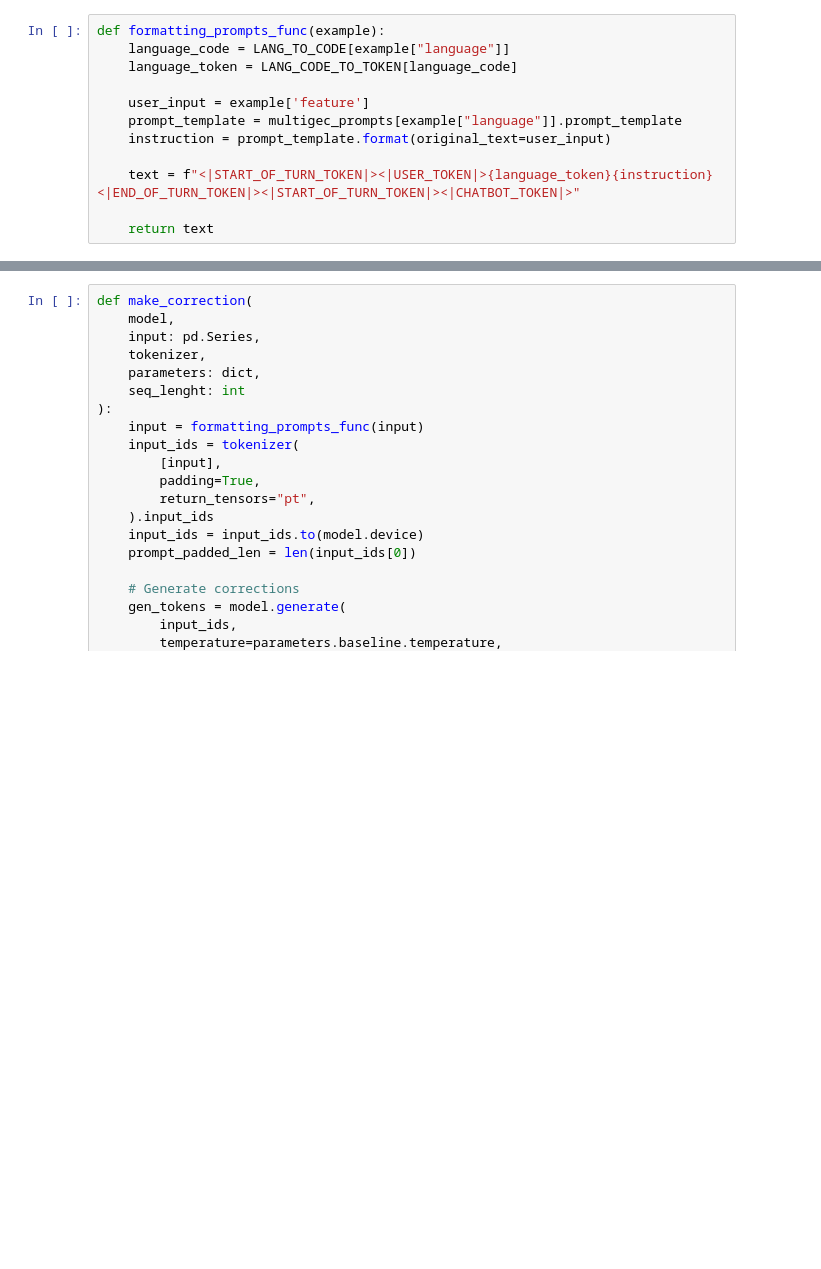
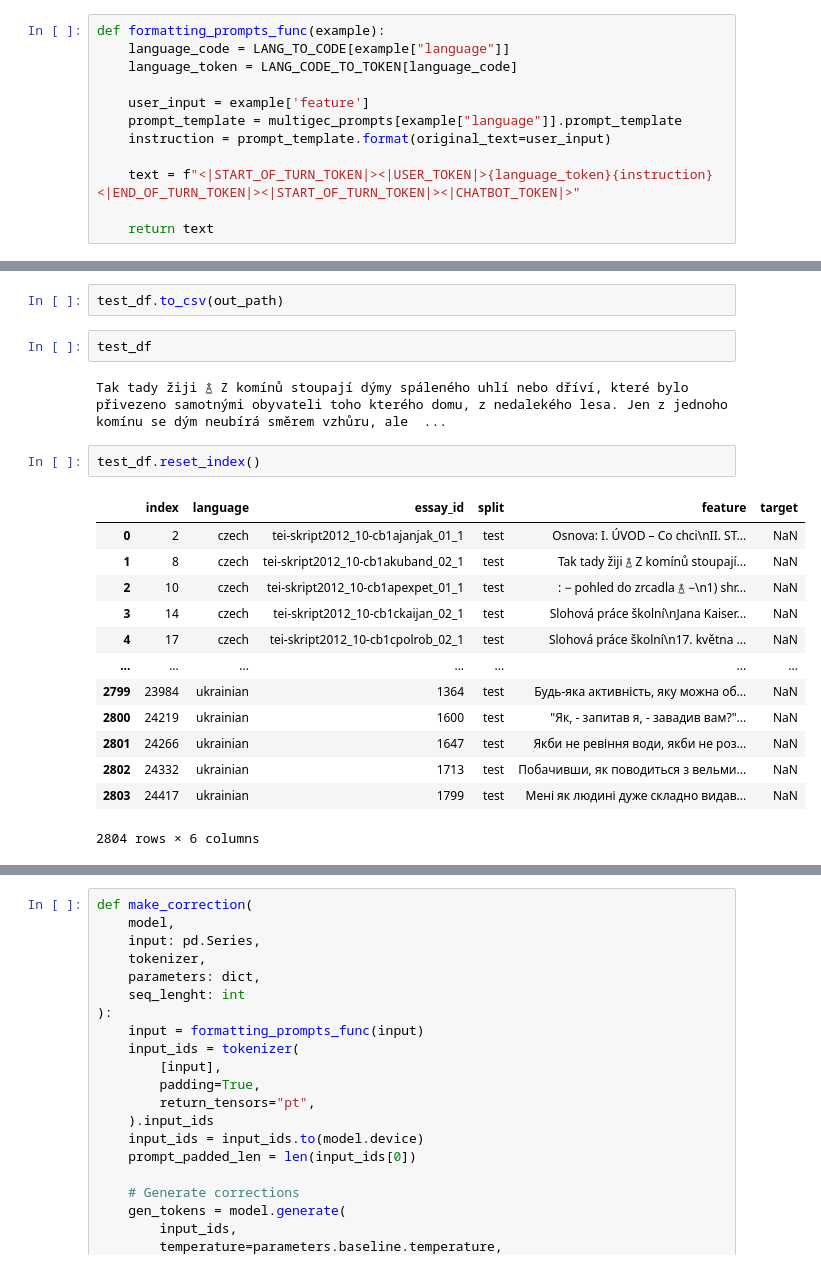
Before and after one commit to r-kovalch/omnigec-models, a Jupyter notebook: notebooks/aya_expanse_8b/multigec/multigec_prediction.ipynb, the cells around one changed output, grey strips where cells are left out. Cells and saved outputs as stored; diff of their text form; blank space fills up the shorter version.

```diff
--- a/notebooks/aya_expanse_8b/multigec/multigec_prediction.ipynb
+++ b/notebooks/aya_expanse_8b/multigec/multigec_prediction.ipynb
@@ -166,0 +246,22 @@ def formatting_prompts_func(example):
+# %%
+test_df.to_csv(out_path)
+# %%
+test_df
+# %% [output]
+Tak tady žiji ࿄ Z komínů stoupají dýmy spáleného uhlí nebo dříví, které bylo přivezeno samotnými obyvateli toho kterého domu, z nedalekého lesa. Jen z jednoho komínu se dým neubírá směrem vzhůru, ale  ...
+# %%
+test_df.reset_index()
+# %% [output]
+|  | index | language | essay_id | split | feature | target |
+| 0 | 2 | czech | tei-skript2012_10-cb1ajanjak_01_1 | test | Osnova: I. ÚVOD – Co chci\nII. ST... | NaN |
+| 1 | 8 | czech | tei-skript2012_10-cb1akuband_02_1 | test | Tak tady žiji ࿄ Z komínů stoupají... | NaN |
+| 2 | 10 | czech | tei-skript2012_10-cb1apexpet_01_1 | test | : − pohled do zrcadla ࿄ −\n1) shr... | NaN |
+| 3 | 14 | czech | tei-skript2012_10-cb1ckaijan_02_1 | test | Slohová práce školní\nJana Kaiser... | NaN |
+| 4 | 17 | czech | tei-skript2012_10-cb1cpolrob_02_1 | test | Slohová práce školní\n17. května ... | NaN |
+| ... | ... | ... | ... | ... | ... | ... |
+| 2799 | 23984 | ukrainian | 1364 | test | Будь-яка активність, яку можна об... | NaN |
+| 2800 | 24219 | ukrainian | 1600 | test | "Як, - запитав я, - завадив вам?"... | NaN |
+| 2801 | 24266 | ukrainian | 1647 | test | Якби не ревіння води, якби не роз... | NaN |
+| 2802 | 24332 | ukrainian | 1713 | test | Побачивши, як поводиться з вельми... | NaN |
+| 2803 | 24417 | ukrainian | 1799 | test | Мені як людині дуже складно видав... | NaN |
+2804 rows × 6 columns
```
Also changed, not shown: parts of 15 cells of this notebook.
